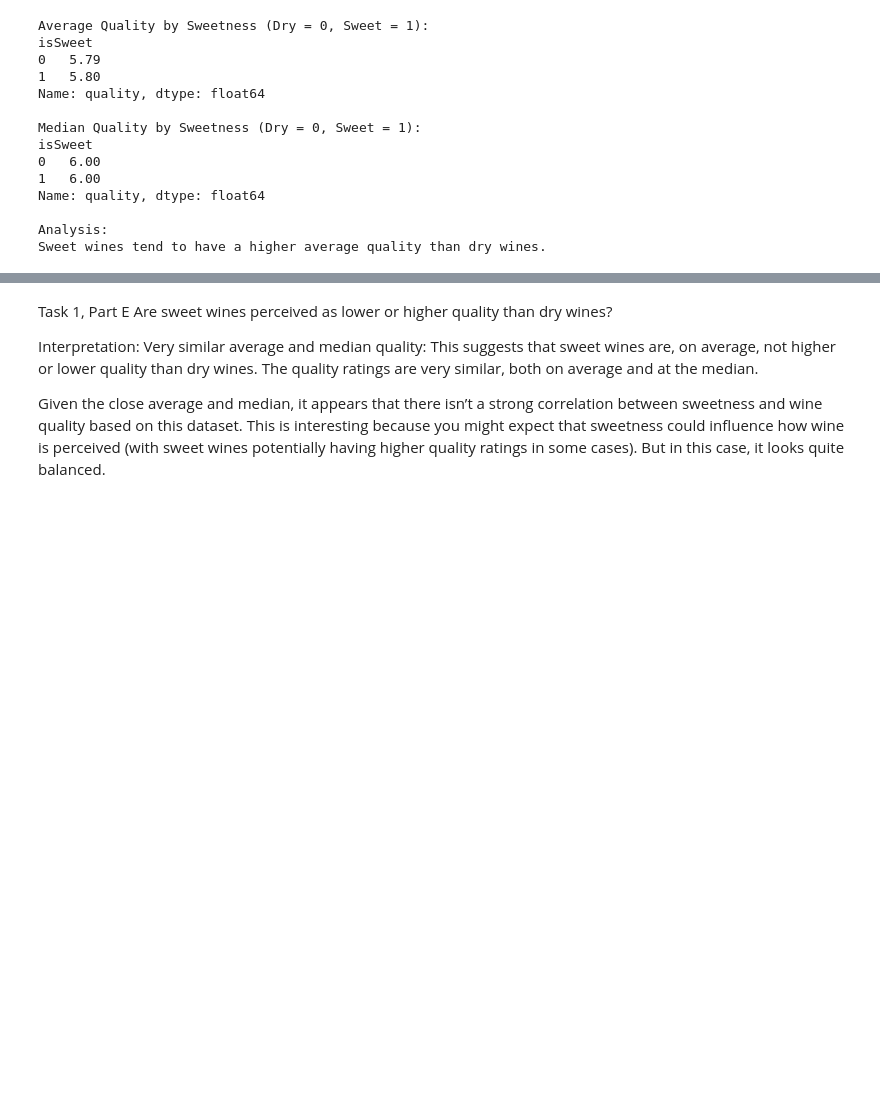
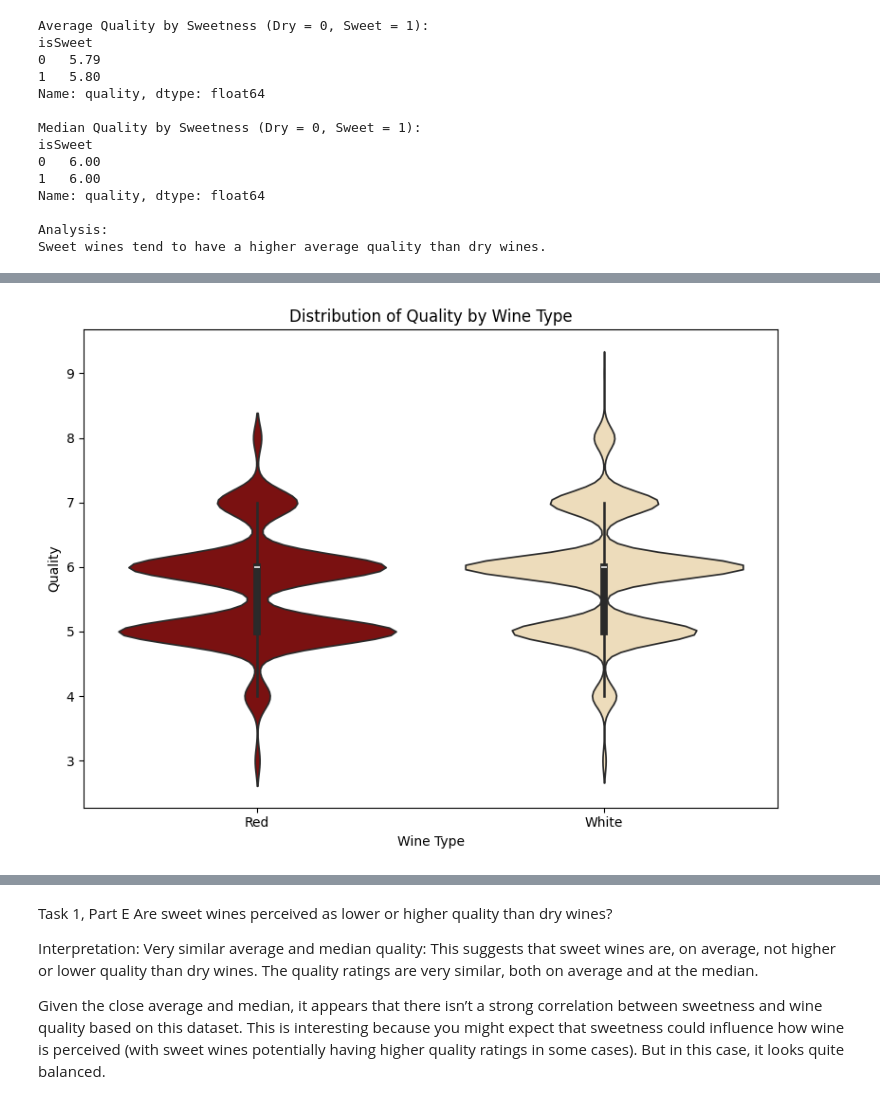
Before and after one commit to SamraatJain9/CSC2034_Project_Data, a Jupyter notebook: main.ipynb, the cells around one changed output, grey strips where cells are left out. Cells and saved outputs as stored; diff of their text form; code cells hidden in the pictures; blank space fills up the shorter version.

```diff
--- a/main.ipynb
+++ b/main.ipynb
@@ -746,0 +760,11 @@ Sweet wines tend to have a higher average quality than dry wines.
+# %%
+# Extension: Quality Comparison Between Red and White Wines
+plt.figure(figsize=(8, 6))
+seaborn.violinplot(data=combined_wine, x='type', y='quality', palette={'Red': '#8B0000', 'White': '#F5DEB3'})
+plt.title("Distribution of Quality by Wine Type")
+plt.xlabel("Wine Type")
+plt.ylabel("Quality")
+plt.tight_layout()
+plt.show()
+# %% [output]
+[figure, added]
```
Also changed, not shown: parts of 2 cells of this notebook.
